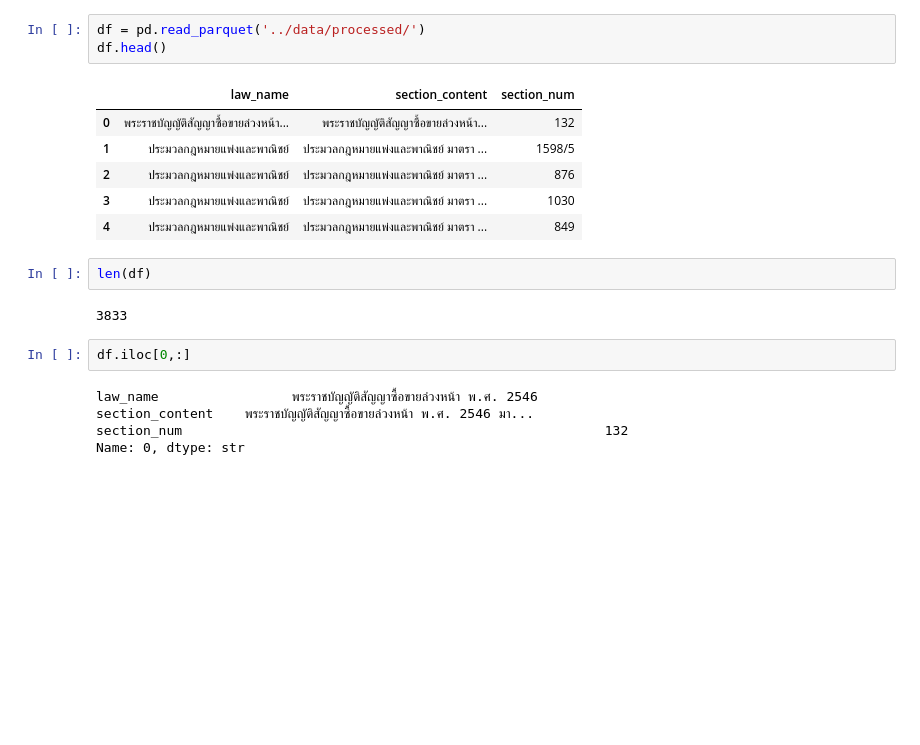
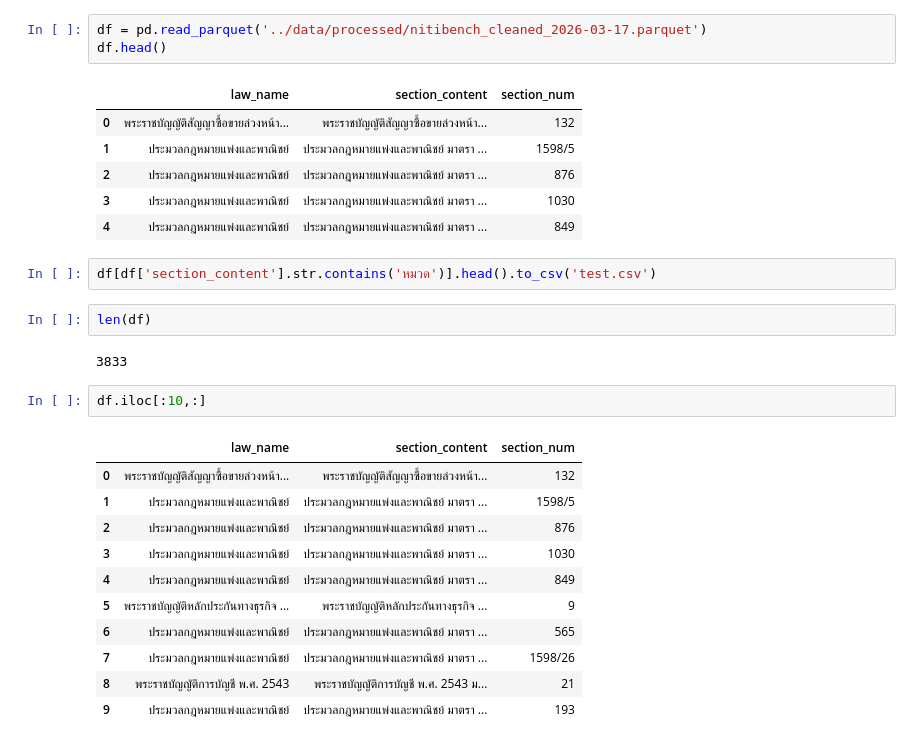
Before and after one commit to 6587093polakornming/muict_thai_legal_RAG_GraphRAG, a Jupyter notebook: notebooks/llm_graph_builder.ipynb, the cells around one changed output. Drawn from its saved outputs; the diff is of its cells as text; blank space fills up the shorter version.

```diff
--- a/notebooks/llm_graph_builder.ipynb
+++ b/notebooks/llm_graph_builder.ipynb
@@ -42,7 +70,7 @@ graph = Neo4jGraph(url=URI, username=USERNAME, password=PASSWORD,database=DATABA
 # %% [output]
 Connection established successfully.
 # %%
-df = pd.read_parquet('../data/processed/')
+df = pd.read_parquet('../data/processed/nitibench_cleaned_2026-03-17.parquet')
 df.head()
 # %% [output]
 |  | law_name | section_content | section_num |
@@ -51,15 +79,24 @@ df.head()
 | 2 | ประมวลกฎหมายแพ่งและพาณิชย์ | ประมวลกฎหมายแพ่งและพาณิชย์ มาตรา ... | 876 |
 | 3 | ประมวลกฎหมายแพ่งและพาณิชย์ | ประมวลกฎหมายแพ่งและพาณิชย์ มาตรา ... | 1030 |
 | 4 | ประมวลกฎหมายแพ่งและพาณิชย์ | ประมวลกฎหมายแพ่งและพาณิชย์ มาตรา ... | 849 |
+# %%
+df[df['section_content'].str.contains('หมวด')].head().to_csv('test.csv')
 # %%
 len(df)
 # %% [output]
 3833
 # %%
-df.iloc[0,:]
+df.iloc[:10,:]
 # %% [output]
-law_name                 พระราชบัญญัติสัญญาซื้อขายล่วงหน้า พ.ศ. 2546
-section_content    พระราชบัญญัติสัญญาซื้อขายล่วงหน้า พ.ศ. 2546 มา...
-section_num                                                      132
-Name: 0, dtype: str
+|  | law_name | section_content | section_num |
+| 0 | พระราชบัญญัติสัญญาซื้อขายล่วงหน้า... | พระราชบัญญัติสัญญาซื้อขายล่วงหน้า... | 132 |
+| 1 | ประมวลกฎหมายแพ่งและพาณิชย์ | ประมวลกฎหมายแพ่งและพาณิชย์ มาตรา ... | 1598/5 |
+| 2 | ประมวลกฎหมายแพ่งและพาณิชย์ | ประมวลกฎหมายแพ่งและพาณิชย์ มาตรา ... | 876 |
+| 3 | ประมวลกฎหมายแพ่งและพาณิชย์ | ประมวลกฎหมายแพ่งและพาณิชย์ มาตรา ... | 1030 |
+| 4 | ประมวลกฎหมายแพ่งและพาณิชย์ | ประมวลกฎหมายแพ่งและพาณิชย์ มาตรา ... | 849 |
+| 5 | พระราชบัญญัติหลักประกันทางธุรกิจ ... | พระราชบัญญัติหลักประกันทางธุรกิจ ... | 9 |
+| 6 | ประมวลกฎหมายแพ่งและพาณิชย์ | ประมวลกฎหมายแพ่งและพาณิชย์ มาตรา ... | 565 |
+| 7 | ประมวลกฎหมายแพ่งและพาณิชย์ | ประมวลกฎหมายแพ่งและพาณิชย์ มาตรา ... | 1598/26 |
+| 8 | พระราชบัญญัติการบัญชี พ.ศ. 2543 | พระราชบัญญัติการบัญชี พ.ศ. 2543 ม... | 21 |
+| 9 | ประมวลกฎหมายแพ่งและพาณิชย์ | ประมวลกฎหมายแพ่งและพาณิชย์ มาตรา ... | 193 |
 # %%
```
Also changed, not shown: parts of 24 cells of this notebook.
